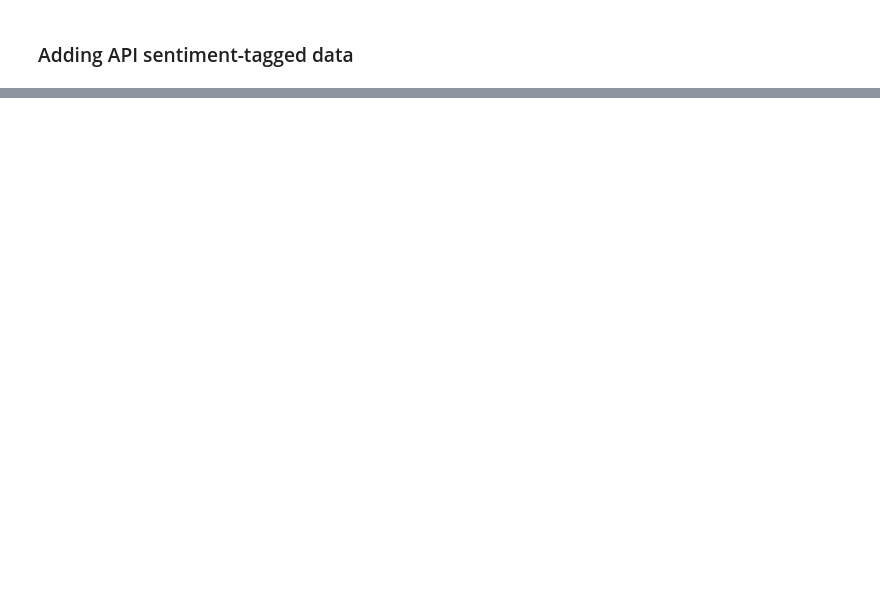
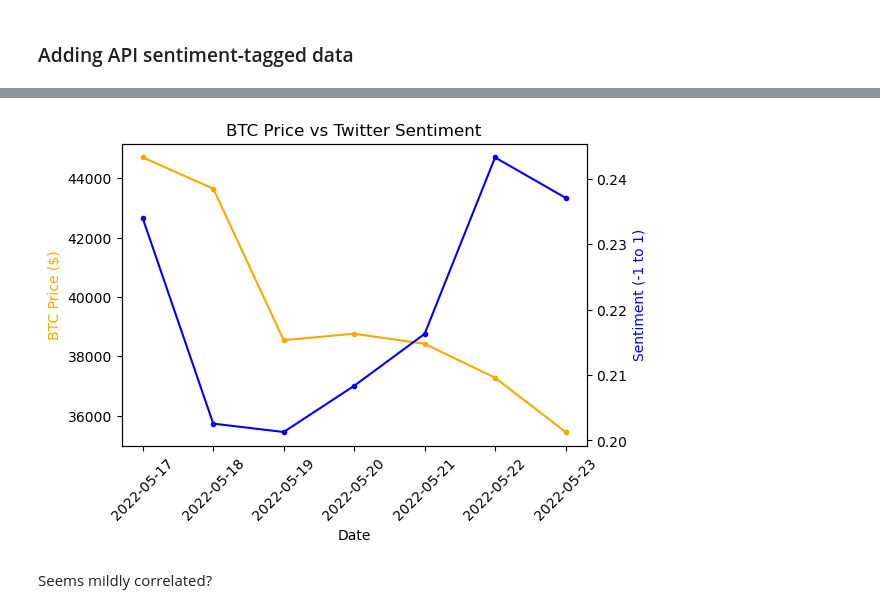
Before and after one commit to joshbrook/BTC-Sentiment-Analysis, a Jupyter notebook: graphing.ipynb, the cells around one changed output, grey strips where cells are left out. Cells and saved outputs as stored; diff of their text form; code cells hidden in the pictures; blank space fills up the shorter version.

```diff
--- a/graphing.ipynb
+++ b/graphing.ipynb
@@ -70,0 +69,12 @@ print(d18["Sentiment"].mean(), d19["Sentiment"].mean())
+# %%
+import datetime as dt
+
+api["Date"] = pd.to_datetime(api["Date"], format="%Y-%m-%d")
+
+sents = []
+for i in range(7):
+    t = pd.Timestamp(2022, 5, 17)
+    x = api[api["Date"] == t + dt.timedelta(days=i)]
+    sents.append(x["Sentiment"].mean())
+
+sents
@@ -70,0 +89,33 @@ print(d18["Sentiment"].mean(), d19["Sentiment"].mean())
+# %%
+dates = np.sort(api["Date"].astype(str).unique())
+
+# Combine figures into one dataframe
+df = pd.DataFrame({"Date": dates, "BTC Price": avgs, "Sentiment": sents})
+
+# Price line
+fig, ax1 = plt.subplots()
+ax1.plot(df.index, df['BTC Price'], color="orange",  marker=".", ms=6)
+
+# Sentiment line
+ax2 = ax1.twinx()
+ax2.plot(df.index, df['Sentiment'], color="blue", marker=".", ms=6)
+
+# Formatting
+plt.title("BTC Price vs Twitter Sentiment")
+
+ax1.set_ylabel('BTC Price ($)', color="orange")
+ax2.set_ylabel('Sentiment (-1 to 1)', color="blue")
+
+ax1.set_xlabel('Date')
+
+ax1.xaxis.set_ticks(range(7))
+ax1.set_xticklabels(dates, rotation=45)
+
+fig.set_dpi(100)
+
+
+plt.show()
+# %% [output]
+[figure, added]
+# %% [markdown]
+Seems mildly correlated?
```
Also changed, not shown: parts of 6 cells of this notebook, 3 other files.
